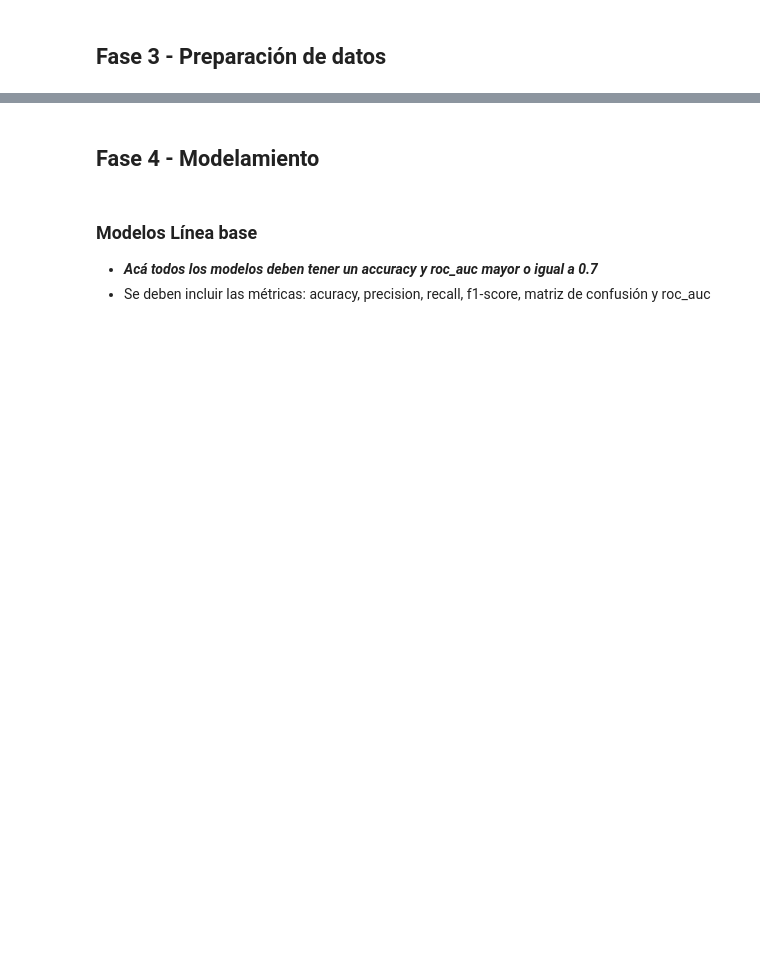
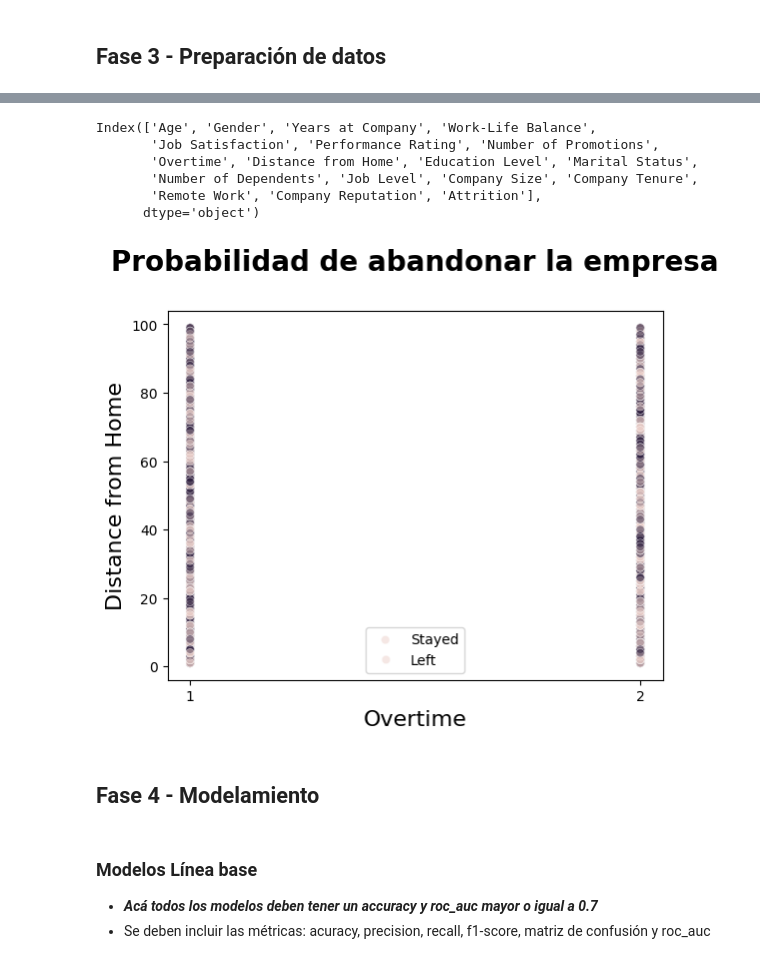
Before and after one commit to Tyrf1ng/ProyectoIA_Part2, a Jupyter notebook: 620454_ModelosClasificacion_Equipo_X.ipynb, the cells around one changed output, grey strips where cells are left out. Cells and saved outputs as stored; diff of their text form; code cells hidden in the pictures; blank space fills up the shorter version.

```diff
--- a/620454_ModelosClasificacion_Equipo_X.ipynb
+++ b/620454_ModelosClasificacion_Equipo_X.ipynb
@@ -650,2 +759,28 @@ plt.show()
+# %%
+df_new = df.drop(['Employee ID','Job Role','Leadership Opportunities', 'Innovation Opportunities','Monthly Income','Employee Recognition'],axis=1)
+df_new.columns
+# %% [output]
+Index(['Age', 'Gender', 'Years at Company', 'Work-Life Balance',
+       'Job Satisfaction', 'Performance Rating', 'Number of Promotions',
+       'Overtime', 'Distance from Home', 'Education Level', 'Marital Status',
+       'Number of Dependents', 'Job Level', 'Company Size', 'Company Tenure',
+       'Remote Work', 'Company Reputation', 'Attrition'],
+      dtype='object')
+# %%
+sns.scatterplot(
+    data=df,
+    x="Overtime",
+    y="Distance from Home",
+    hue="Attrition",
+    alpha=0.5
+)
+plt.legend(['Stayed', 'Left'])
+plt.xticks(range(1, 3, 1))
+plt.xlabel("Overtime", fontsize=16)
+plt.ylabel("Distance from Home", fontsize=16)
+plt.title("Probabilidad de abandonar la empresa\n", fontsize=20, fontweight="bold")
+plt.show()
+# %% [output]
+[figure, added]
 # %% [markdown]
 ## Fase 4 - Modelamiento
```
Also changed, not shown: parts of 42 cells of this notebook.
